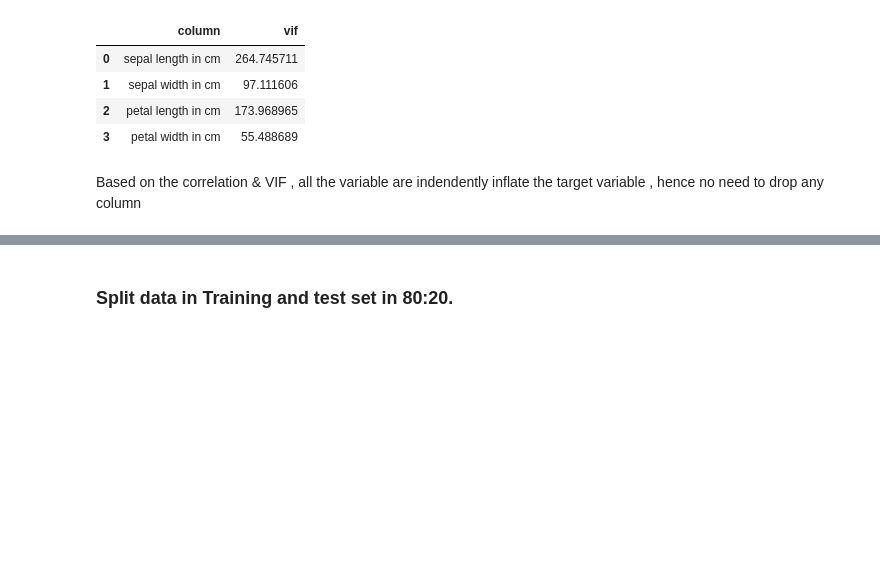
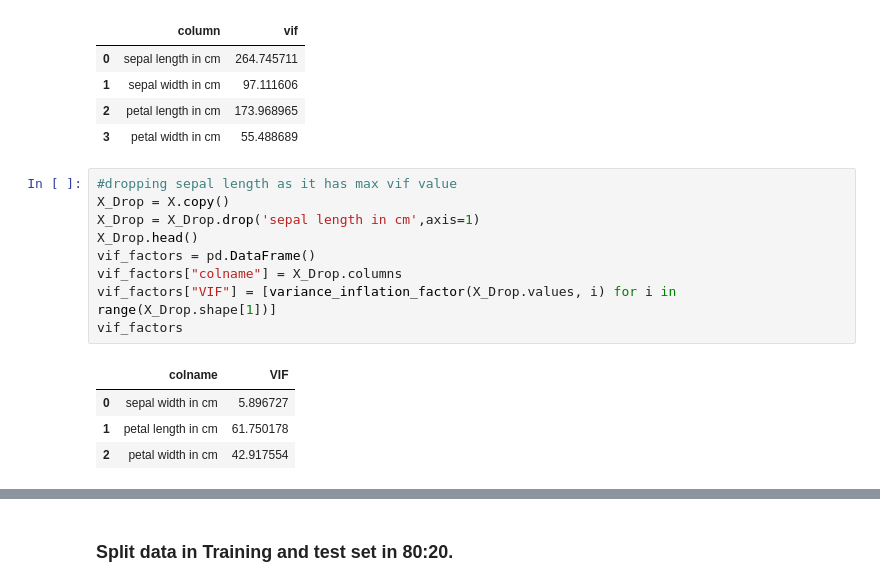
Before and after one commit to GreatLearningAIML1/bangalore-feb-batch-rabigarg, a Jupyter notebook: R3_External_Lab_kNN_Naive_Bayes.ipynb, the cells around one changed output, grey strips where cells are left out. Saved outputs shown, nothing was run; the diff lists cells and outputs as text; blank space fills up the shorter version.

```diff
--- a/R3_External_Lab_kNN_Naive_Bayes.ipynb
+++ b/R3_External_Lab_kNN_Naive_Bayes.ipynb
@@ -437,5 +430,17 @@ vif_factors
 | 1 | sepal width in cm | 97.111606 |
 | 2 | petal length in cm | 173.968965 |
 | 3 | petal width in cm | 55.488689 |
-# %% [markdown]
-Based on the correlation & VIF , all the variable are indendently inflate the target variable , hence no need to drop any column
+# %%
+#dropping sepal length as it has max vif value
+X_Drop = X.copy()
+X_Drop = X_Drop.drop('sepal length in cm',axis=1)
+X_Drop.head()
+vif_factors = pd.DataFrame()
+vif_factors["colname"] = X_Drop.columns
+vif_factors["VIF"] = [variance_inflation_factor(X_Drop.values, i) for i in range(X_Drop.shape[1])]
+vif_factors
+# %% [output]
+|  | colname | VIF |
+| 0 | sepal width in cm | 5.896727 |
+| 1 | petal length in cm | 61.750178 |
+| 2 | petal width in cm | 42.917554 |
```
Also changed, not shown: parts of 18 cells of this notebook.
